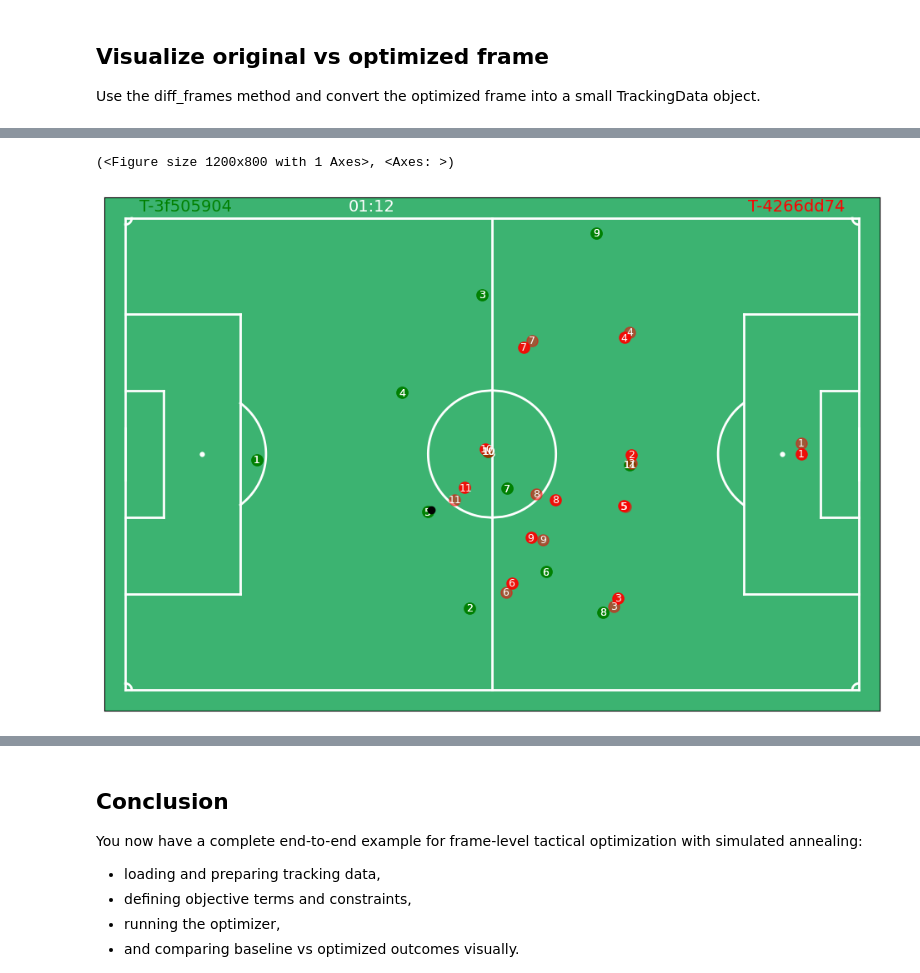
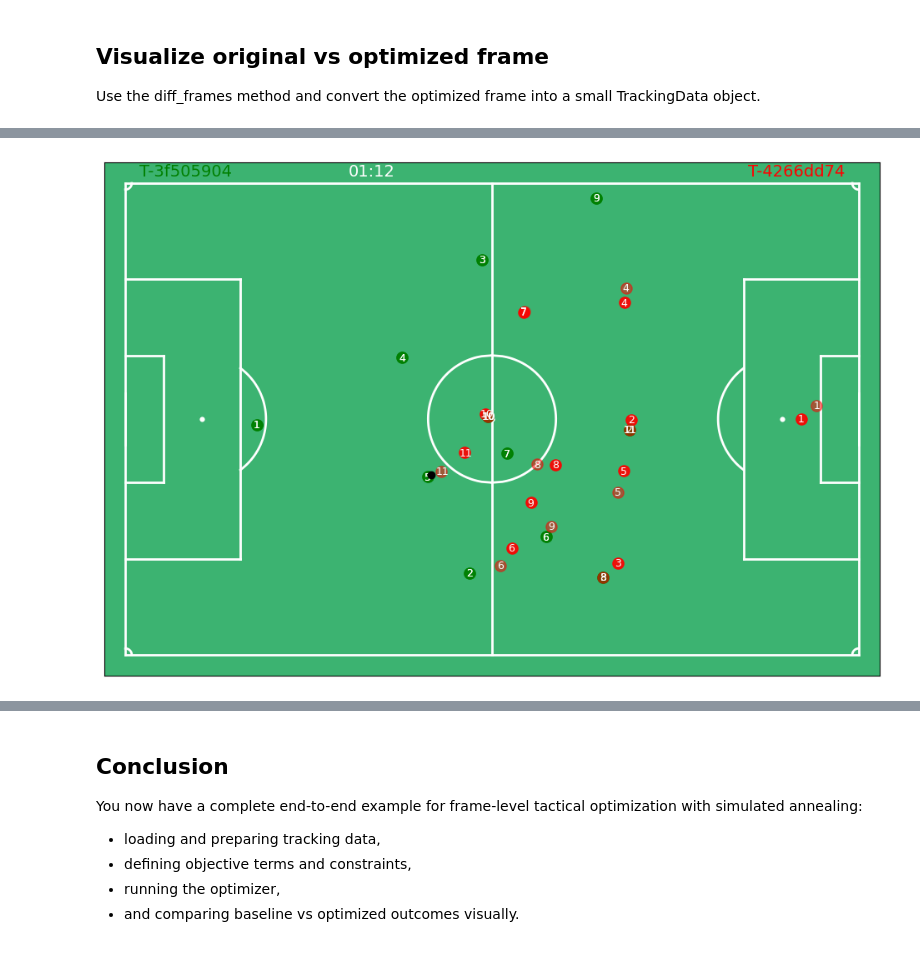
Before and after one commit to amarshah1999/databallpy, a Jupyter notebook: docs/features/optimization.ipynb, the cells around one changed output, grey strips where cells are left out. Drawn from its saved outputs; the diff is of its cells as text; code cells hidden in the pictures.

```diff
--- a/docs/features/optimization.ipynb
+++ b/docs/features/optimization.ipynb
@@ -97,10 +82,11 @@ objective_terms = [
     PressureObjective(
         game=game,
         frame=frame,
+        players_to_press=None # --> change this to column ids of which opponent players need to be pressed / guarded
     ),
 ]
 weights = [1, 1]
-constraints = [TTIConstraint(game, frame, max_time_to_intercept_seconds=2)]
+constraints = [TTIConstraint(game, frame, max_time_to_intercept_seconds=1, reaction_time=0.1)]
 # %% [markdown]
 ## Run simulated annealing
 
@@ -113,11 +101,12 @@ result = optimize_tracking_frame(
     weights=weights,
     constraints=constraints,
     algorithm=SimulatedAnnealing,
-    num_iterations=500,
+    num_iterations=2000,
     random_state=42,
     verbose=True,
-    log_interval=100,  # log best score every 100 iterations
+    log_interval=10,  # log best score every 100 iterations
     patience=200,  # stop if no improvement found in first 200 iterations
+    defending_players_to_optimize=None # -> add a list of ids of defending players which are allowed to be changed in position
 )
 
 print("Best objective value:", result.best_result)
@@ -130,8 +117,6 @@ Best objective value: 146.96234229585576
 
 Use the diff_frames method and convert the optimized frame into a small TrackingData object.
 # %%
-from databallpy.visualize import diff_frames
-
 fig, ax = diff_frames(
     game = game,
     frame_1_idx = selected_frame_idx,
@@ -139,5 +124,5 @@ fig, ax = diff_frames(
     frame_2_idx = selected_frame_idx,
     team_colors = ["green", "red"],
 )
-fig, ax
+plt.show()
 # %% [output]
@@ -146,2 +129 @@ fig, ax
-(<Figure size 1200x800 with 1 Axes>, <Axes: >)
-[figure, old version]
+[figure, new version]
```
Also changed, not shown: parts of 7 cells of this notebook, 4 other files.
